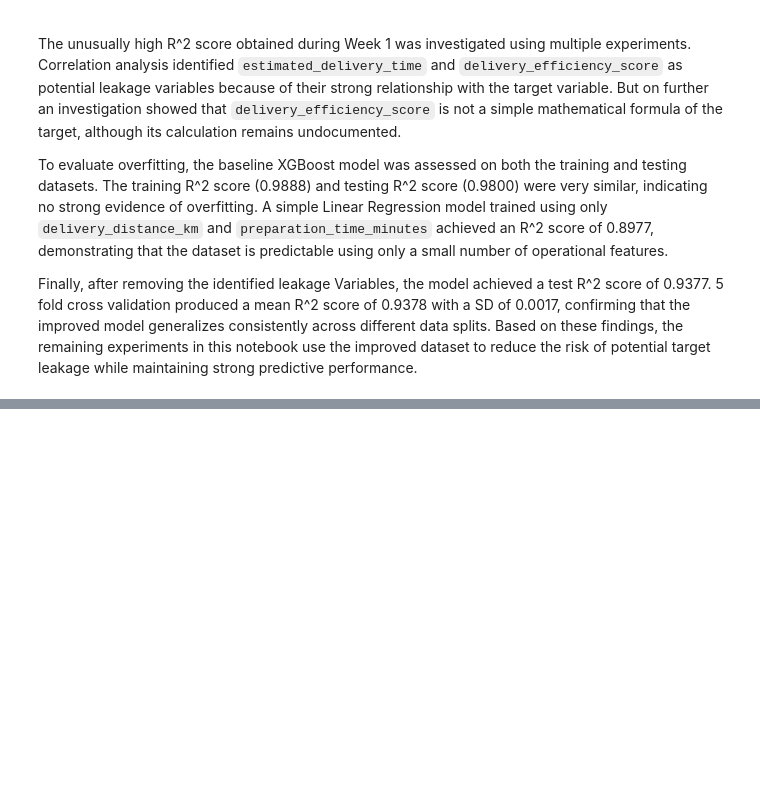
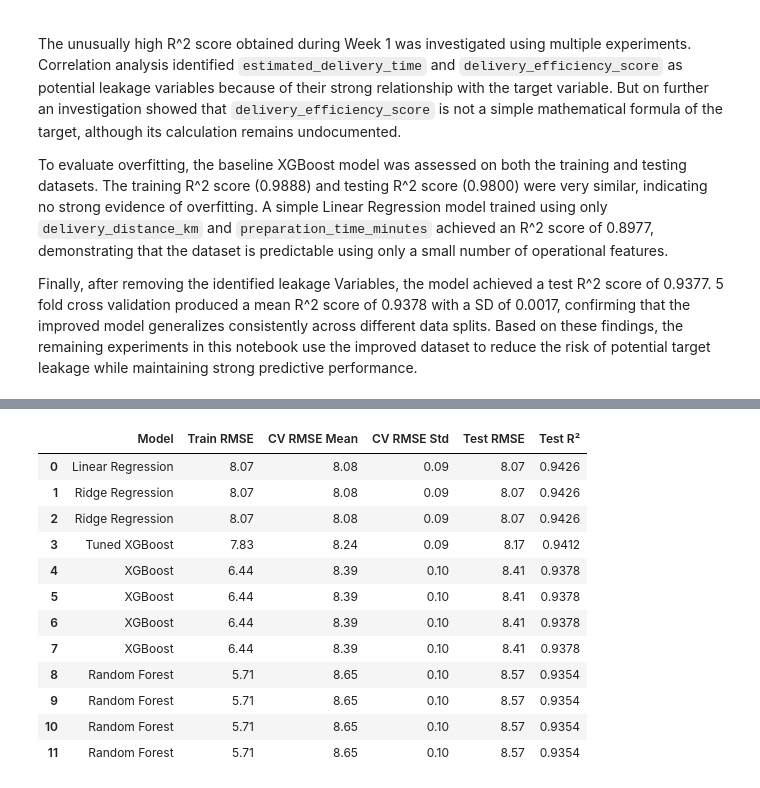
Before and after one commit to the-vignesh/Food-Delivery-Time-Prediction, a Jupyter notebook: Wk2_Rigorous_Modelling.ipynb, the cells around one changed output, grey strips where cells are left out. Cells and saved outputs as stored; diff of their text form; code cells hidden in the pictures; blank space fills up the shorter version.

```diff
--- a/Wk2_Rigorous_Modelling.ipynb
+++ b/Wk2_Rigorous_Modelling.ipynb
@@ -673,0 +1079,23 @@ Finally, after removing the identified leakage Variables, the model achieved a t
+# %%
+results_df = pd.DataFrame(results)
+
+results_df = results_df.sort_values(
+    by="CV RMSE Mean",
+    ascending=True
+).reset_index(drop=True)
+
+results_df
+# %% [output]
+|  | Model | Train RMSE | CV RMSE Mean | CV RMSE Std | Test RMSE | Test R² |
+| 0 | Linear Regression | 8.07 | 8.08 | 0.09 | 8.07 | 0.9426 |
+| 1 | Ridge Regression | 8.07 | 8.08 | 0.09 | 8.07 | 0.9426 |
+| 2 | Ridge Regression | 8.07 | 8.08 | 0.09 | 8.07 | 0.9426 |
+| 3 | Tuned XGBoost | 7.83 | 8.24 | 0.09 | 8.17 | 0.9412 |
+| 4 | XGBoost | 6.44 | 8.39 | 0.10 | 8.41 | 0.9378 |
+| 5 | XGBoost | 6.44 | 8.39 | 0.10 | 8.41 | 0.9378 |
+| 6 | XGBoost | 6.44 | 8.39 | 0.10 | 8.41 | 0.9378 |
+| 7 | XGBoost | 6.44 | 8.39 | 0.10 | 8.41 | 0.9378 |
+| 8 | Random Forest | 5.71 | 8.65 | 0.10 | 8.57 | 0.9354 |
+| 9 | Random Forest | 5.71 | 8.65 | 0.10 | 8.57 | 0.9354 |
+| 10 | Random Forest | 5.71 | 8.65 | 0.10 | 8.57 | 0.9354 |
+| 11 | Random Forest | 5.71 | 8.65 | 0.10 | 8.57 | 0.9354 |
```
Also changed, not shown: parts of 39 cells of this notebook.
